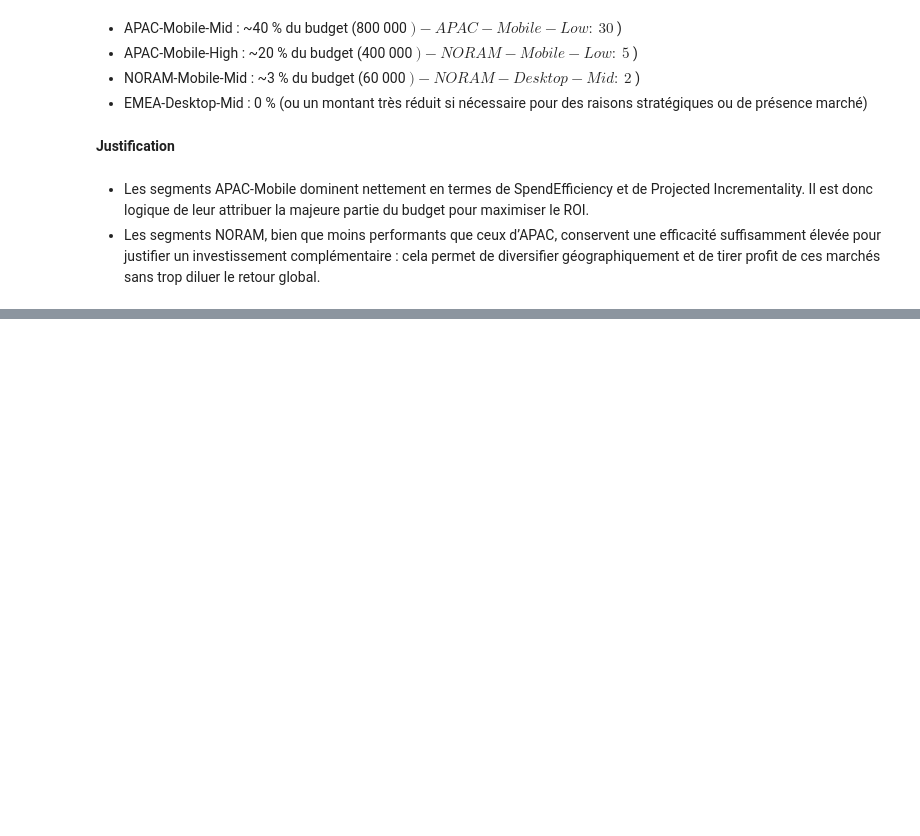
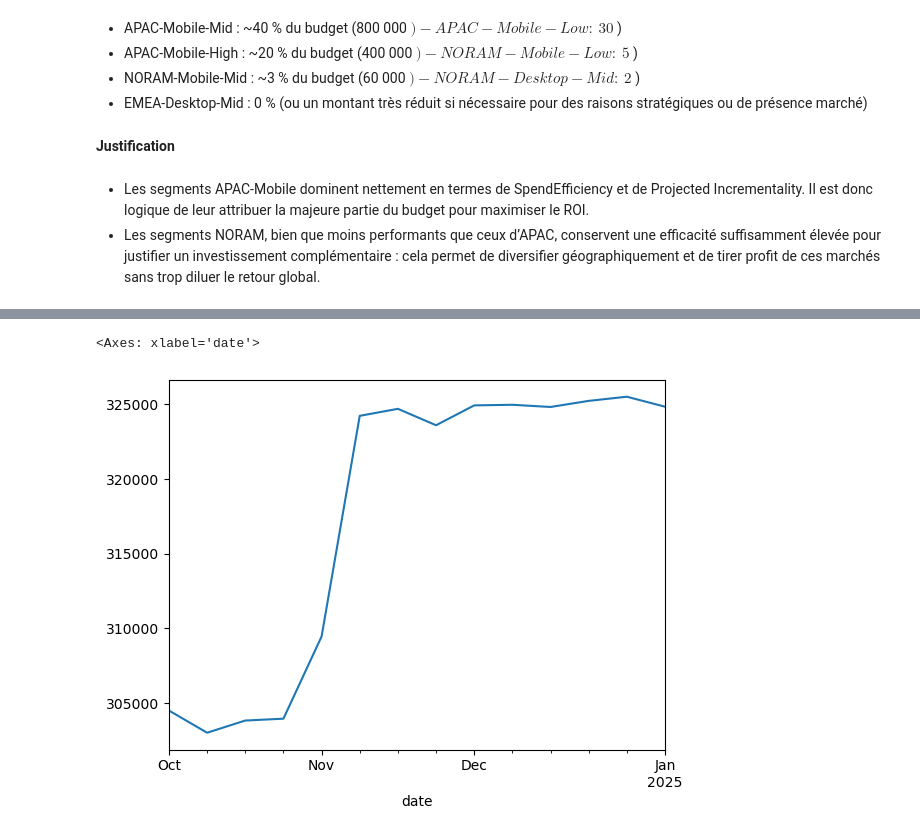
Before and after one commit to Soilah98/Clustering, a Jupyter notebook: Pricing_hotellerie/pricing.ipynb, the cells around one changed output, grey strips where cells are left out. Saved outputs shown, nothing was run; the diff lists cells and outputs as text; code cells hidden in the pictures; blank space fills up the shorter version.

```diff
--- a/Pricing_hotellerie/pricing.ipynb
+++ b/Pricing_hotellerie/pricing.ipynb
@@ -383,0 +400,5 @@ Il est donc logique de leur attribuer la majeure partie du budget pour maximiser
+# %%
+data_temps.query("cluster==0")["Incrementality"].resample("W").mean().plot()
+# %% [output]
+<Axes: xlabel='date'>
+[figure, added]
```
Also changed, not shown: parts of 8 cells of this notebook.
